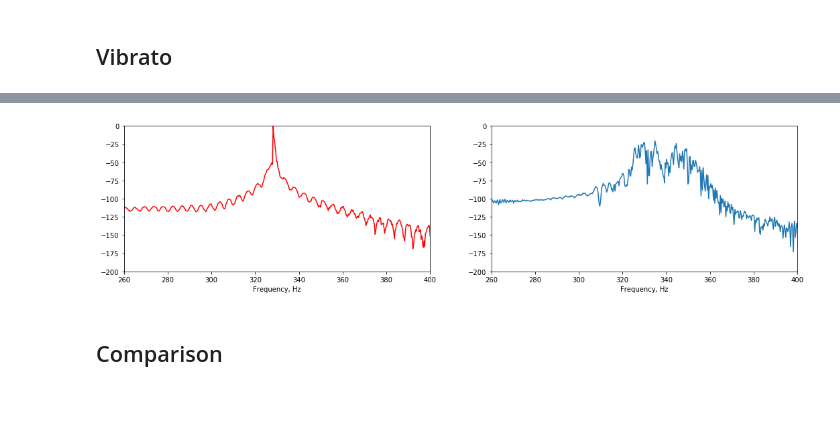
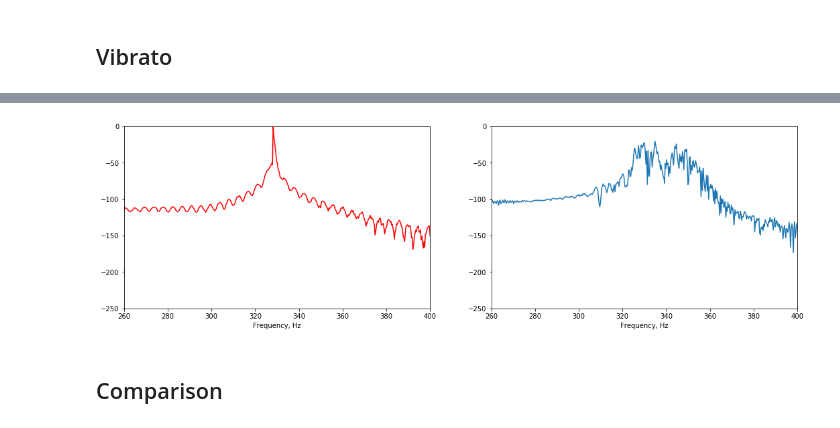
Before and after one commit to spirit11/wave_modulations, a Jupyter notebook: wavefile.ipynb, the cells around one changed output, grey strips where cells are left out. Cells and saved outputs as stored; diff of their text form; code cells hidden in the pictures; blank space fills up the shorter version.

```diff
--- a/wavefile.ipynb
+++ b/wavefile.ipynb
@@ -66,26 +66,26 @@ showsig(vibrato)
 # %%
 class NormDb:
     def __init__(self,refsig):
         self.maxvalue=np.abs(np.fft.fft(refsig)).max()
     def __call__(self,sp):
         return 20*np.log(sp/self.maxvalue)
 
 db_calc=NormDb(pure)
 
-plt.figure(figsize=(18,4))
+plt.figure(figsize=(18,5))
 
 plot_index=121
 for s,c in zip([pure, vibrato],['r',None]):
     plt.subplot(plot_index)
     plotspec(s, uselog=db_calc, c=c)
     plt.xlim([260, 400])
-    plt.ylim([-200,0])
+    plt.ylim([-250,0])
     plot_index+=1
 
 
 plt.show()
 # %% [output]
-[figure, old version]
+[figure, new version]
 # %% [markdown]
 ## Comparison
 # %%
```
Also changed, not shown: parts of 5 cells of this notebook.
